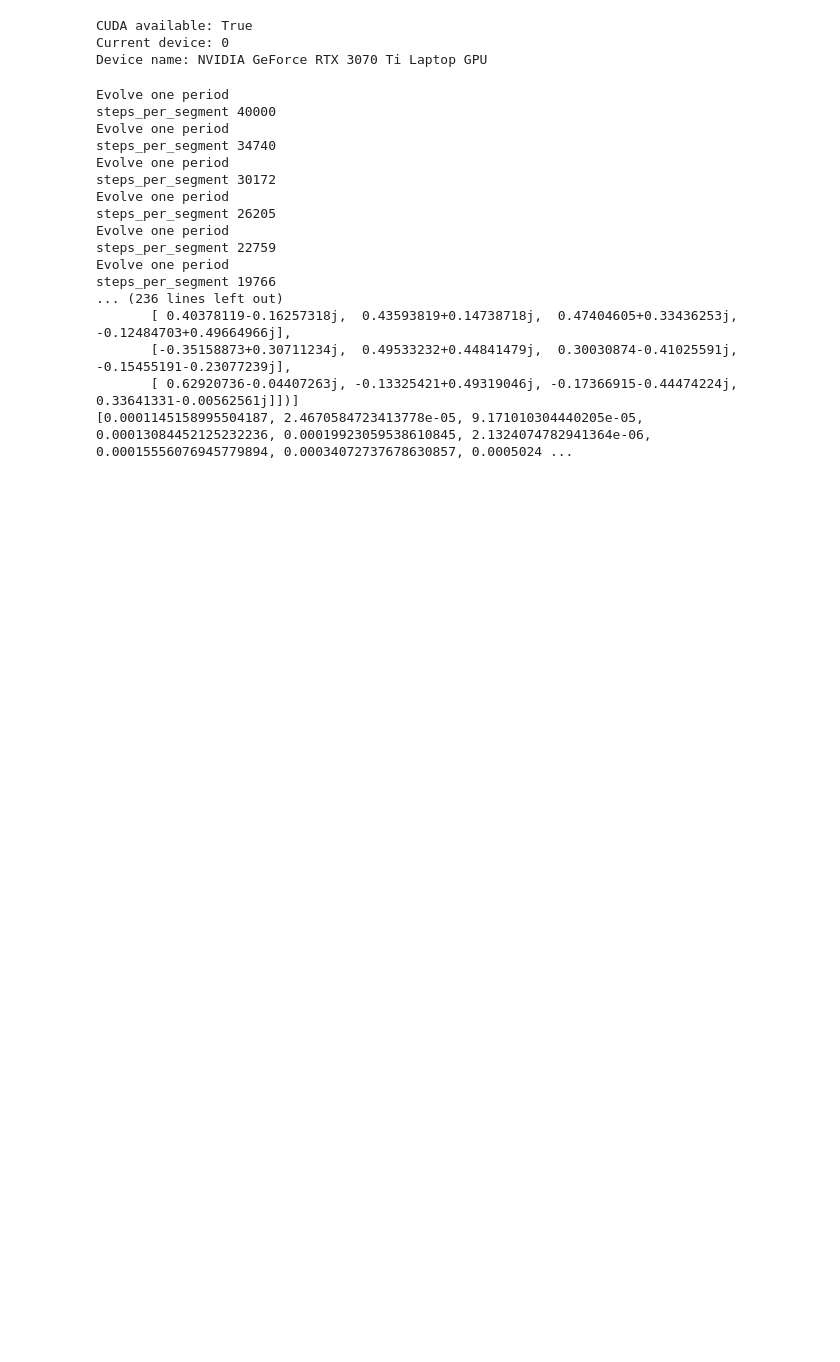
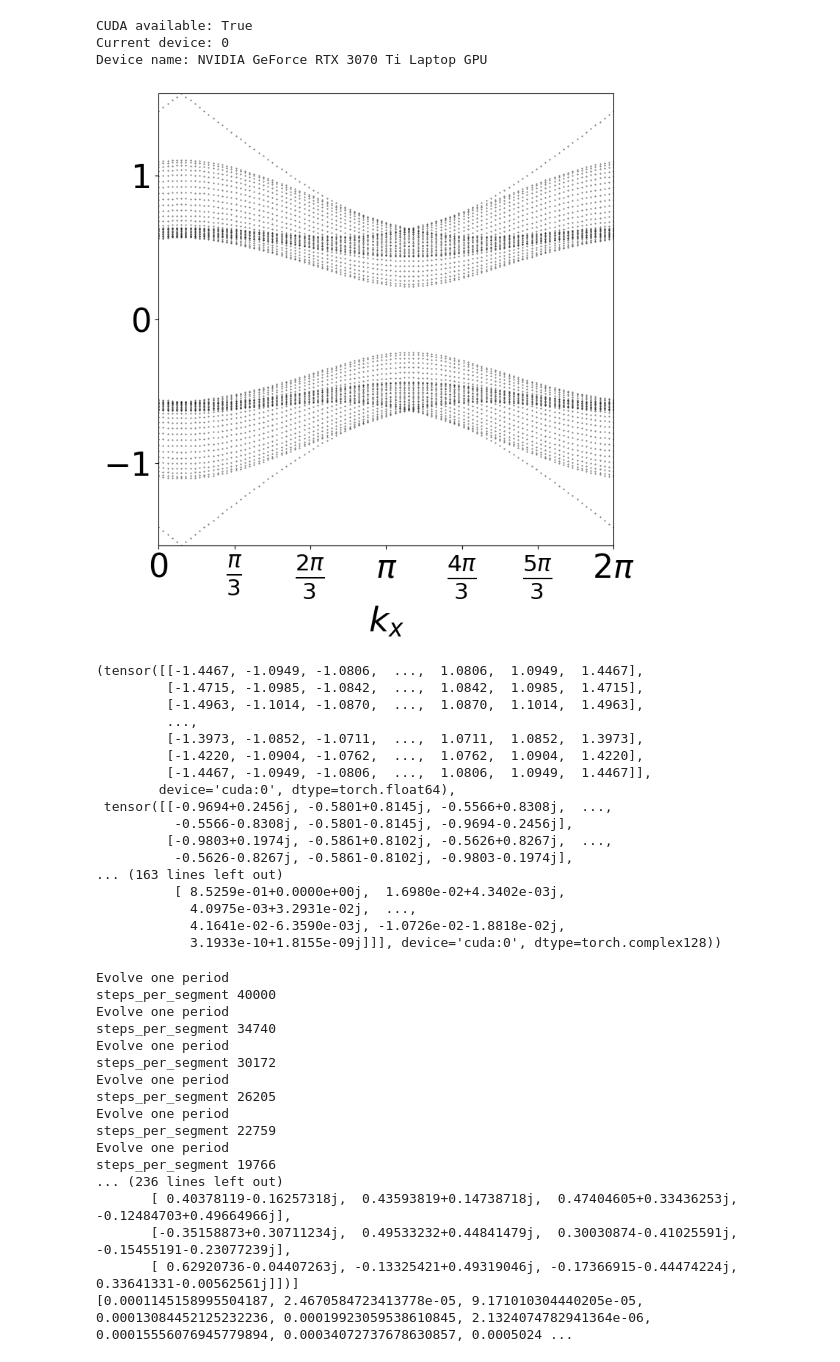
Before and after one commit to NGC2237-Clark/Topo_Loco_QCs, a Jupyter notebook: Floquet/AFAI_GPU.ipynb, the cells around one changed output. Cells and saved outputs as stored; diff of their text form; code cells hidden in the pictures; blank space fills up the shorter version.

```diff
--- a/Floquet/AFAI_GPU.ipynb
+++ b/Floquet/AFAI_GPU.ipynb
@@ -24,7 +24,14 @@ Current device: 0
 Device name: NVIDIA GeForce RTX 3070 Ti Laptop GPU
 # %%
 period = 2
-hopping = - 3 * np.pi/(2* period)
+hopping = - 3 * np.pi/(2)
+hopping1 = - np.pi/(2)
+hopping2 = - 3 * np.pi/(2)
+hopping3 = - 5 * np.pi/(2)
 model_test = afai_parallel.tb_floquet_tbc_cuda(period, 1, hopping, 2,2)
 model = afai_cuda.tb_floquet_tbc_cuda(period, 1, hopping, 2,2)
 np.set_printoptions(linewidth=300)
+# %%
+model_pest = afai_parallel.tb_floquet_pbc_cuda(period, 1, hopping1, num_y=30, device='cuda:0')
+model_pest2 = afai_parallel.tb_floquet_pbc_cuda(period, 1, hopping2, num_y=30, device='cuda:0')
+model_pest3 = afai_parallel.tb_floquet_pbc_cuda(period, 1, hopping3, num_y=30, device='cuda:0')
@@ -31,3 +40,24 @@ np.set_printoptions(linewidth=300)
+# %%
+model_pest2.quasienergy_eigenstates(model_pest2.T, 100, 100, plot=True, pbc='x')
+# %% [output]
+[figure, added]
+(tensor([[-1.4467, -1.0949, -1.0806,  ...,  1.0806,  1.0949,  1.4467],
+         [-1.4715, -1.0985, -1.0842,  ...,  1.0842,  1.0985,  1.4715],
+         [-1.4963, -1.1014, -1.0870,  ...,  1.0870,  1.1014,  1.4963],
+         ...,
+         [-1.3973, -1.0852, -1.0711,  ...,  1.0711,  1.0852,  1.3973],
+         [-1.4220, -1.0904, -1.0762,  ...,  1.0762,  1.0904,  1.4220],
+         [-1.4467, -1.0949, -1.0806,  ...,  1.0806,  1.0949,  1.4467]],
+        device='cuda:0', dtype=torch.float64),
+ tensor([[-0.9694+0.2456j, -0.5801+0.8145j, -0.5566+0.8308j,  ...,
+          -0.5566-0.8308j, -0.5801-0.8145j, -0.9694-0.2456j],
+         [-0.9803+0.1974j, -0.5861+0.8102j, -0.5626+0.8267j,  ...,
+          -0.5626-0.8267j, -0.5861-0.8102j, -0.9803-0.1974j],
+... (163 lines left out)
+          [ 8.5259e-01+0.0000e+00j,  1.6980e-02+4.3402e-03j,
+            4.0975e-03+3.2931e-02j,  ...,
+            4.1641e-02-6.3590e-03j, -1.0726e-02-1.8818e-02j,
+            3.1933e-10+1.8155e-09j]]], device='cuda:0', dtype=torch.complex128))
 # %%
 def convergence_test(t_final, vd, num_dt_values=50, min_dt=1e-5, max_dt=1e-2):
     # Parameters for the test
```
Also changed, not shown: parts of 1 cell of this notebook, 9 other files.
